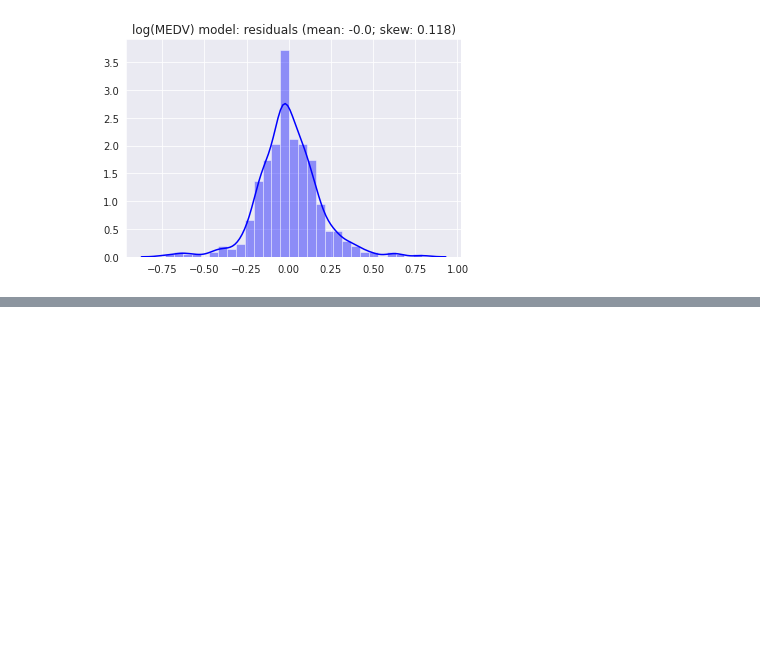
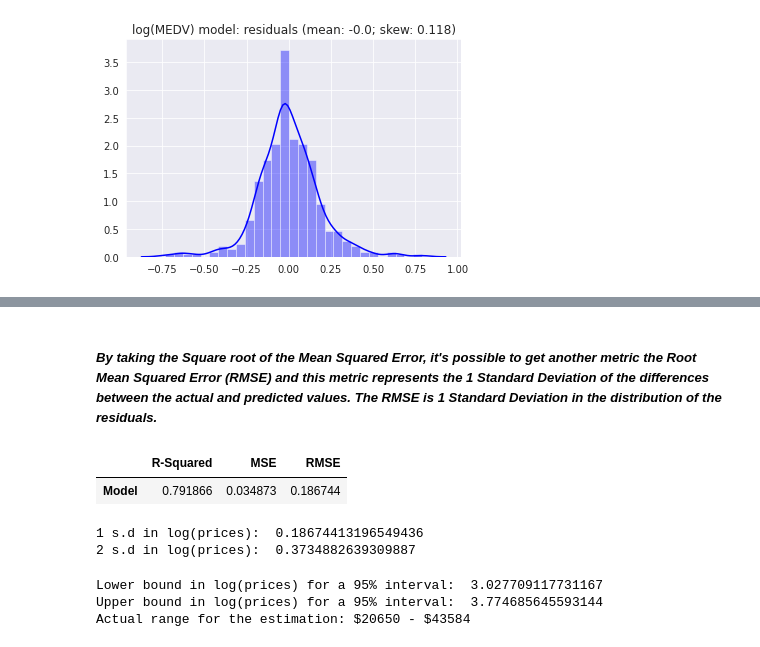
Before and after one commit to playeredlc/DataScience-Learnings, a Jupyter notebook: Linear-Regression/House-Prices-Prediction/house_prices_multivar_regression.ipynb, the cells around one changed output, grey strips where cells are left out. Saved outputs shown, nothing was run; the diff lists cells and outputs as text; code cells hidden in the pictures; blank space fills up the shorter version.

Commit message:
house prices prediction: Making predictions, estimate and range.

```diff
--- a/Linear-Regression/House-Prices-Prediction/house_prices_multivar_regression.ipynb
+++ b/Linear-Regression/House-Prices-Prediction/house_prices_multivar_regression.ipynb
@@ -708,0 +715,38 @@ Residuals Skew: 0.118
+# %% [markdown]
+##### *By taking the Square root of the Mean Squared Error, it's possible to get another metric the Root Mean Squared Error (RMSE) and this metric represents the **1 Standard Deviation of the differences between the actual and predicted values.** The RMSE is 1 Standard Deviation in the distribution of the residuals.*
+# %%
+pd.DataFrame({'R-Squared': results.rsquared,
+             'MSE': results.mse_resid,
+             'RMSE': np.sqrt(results.mse_resid)},
+             index=['Model'])
+# %% [output]
+|  | R-Squared | MSE | RMSE |
+| Model | 0.791866 | 0.034873 | 0.186744 |
+# %%
+# 1 standard deviation (LOG of prices)
+RMSE = np.sqrt(results.mse_resid)
+print('1 s.d in log(prices): ', RMSE) # 1 standard deviation (LOG of prices)
+print('2 s.d in log(prices): ', 2*RMSE) # 2 standard deviation (LOG of prices)
+# %% [output]
+1 s.d in log(prices):  0.18674413196549436
+2 s.d in log(prices):  0.3734882639309887
+# %%
+# how to calculate the range of an specific estimation (for a 95% predicion interval, 2 sd)
+some_estimation = 30 # $ 30000
+
+lower_bound = np.log(30) - 2*RMSE
+upper_bound = np.log(30) + 2*RMSE
+
+print('Lower bound in log(prices) for a 95% interval: ', lower_bound)
+print('Upper bound in log(prices) for a 95% interval: ', upper_bound)
+
+dll_lower_bound = round((np.e**lower_bound)*1000)
+dll_upper_bound = round((np.e**upper_bound)*1000)
+print(f'Actual range for the estimation: ${dll_lower_bound} - ${dll_upper_bound}')
+
+# the order of the operations here matters a lot,
+# first the addition(subtraction) and then the transformation
+# %% [output]
+Lower bound in log(prices) for a 95% interval:  3.027709117731167
+Upper bound in log(prices) for a 95% interval:  3.774685645593144
+Actual range for the estimation: $20650 - $43584
```
Also changed, not shown: parts of 4 cells of this notebook.
